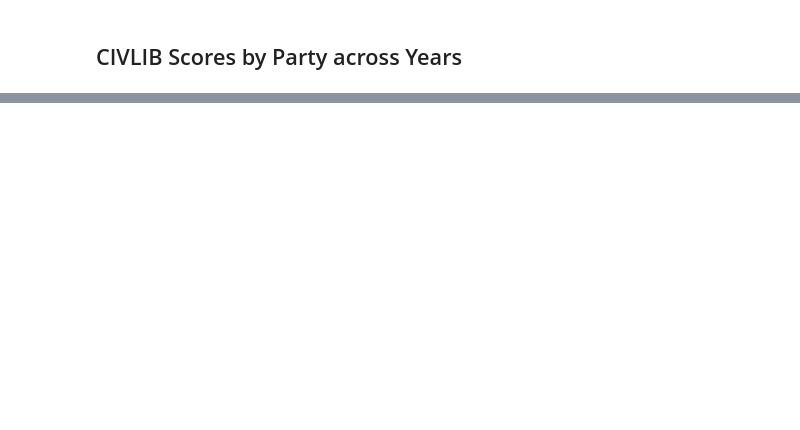
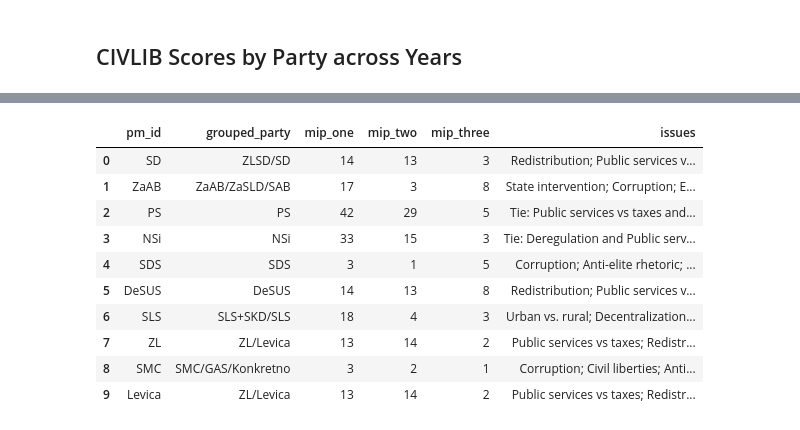
Before and after one commit to katjameden/ParlaMint_Sentiment, a Jupyter notebook: Aggregation/Notebooks/Sentiment_Analysis/CHES_Analysis.ipynb, the cells around one changed output, grey strips where cells are left out. Cells and saved outputs as stored; diff of their text form; code cells hidden in the pictures; blank space fills up the shorter version.

```diff
--- a/Aggregation/Notebooks/Sentiment_Analysis/CHES_Analysis.ipynb
+++ b/Aggregation/Notebooks/Sentiment_Analysis/CHES_Analysis.ipynb
@@ -141,0 +397,7 @@ fig.update_layout(
+# %%
+mips = ['pm_id', 'grouped_party', 'mip_one', 'mip_two', 'mip_three']
+mip = df[mips]
+mip = mip.dropna(subset=['mip_one', 'mip_two', 'mip_three']).reset_index()
+mip = mip.drop(columns='index')
+mip[['mip_one', 'mip_two', 'mip_three']] = mip[['mip_one', 'mip_two', 'mip_three']].astype(int)
+mip
@@ -141,0 +416,46 @@ fig.update_layout(
+# %%
+mip_mapping = {
+    1: "Anti-elite rhetoric",
+    2: 'Civil liberties',
+    3: "Corruption",
+    4 :'Decentralization',
+    5: "Deregulation",
+    6: 'Environment',
+    7: "Ethnic minorities",
+    8: 'EU integration',
+    9: "Immigration",
+    10: 'International security',
+    11: "Multiculturalism",
+    12: 'Nationalism',
+    13: 'Public services vs taxes',
+    14: 'Redistribution',
+    15: 'Religious principles',
+    16: 'Social lifestyle',
+    17: 'State intervention',
+    18: 'Urban vs. rural',
+    29: 'Tie: Corruption and Social lifestyle',
+    33: 'Tie: Deregulation and Public services vs taxes',
+    42: 'Tie: Public services vs taxes and State intervention'
+}
+# %%
+mip["issues"] = mip.apply(lambda row: "; ".join(
+    filter(None, [
+        mip_mapping.get(row["mip_one"], ""),
+        mip_mapping.get(row["mip_two"], ""),
+        mip_mapping.get(row["mip_three"], "")
+    ])
+), axis=1)
+
+mip
+# %% [output]
+|  | pm_id | grouped_party | mip_one | mip_two | mip_three | issues |
+| 0 | SD | ZLSD/SD | 14 | 13 | 3 | Redistribution; Public services v... |
+| 1 | ZaAB | ZaAB/ZaSLD/SAB | 17 | 3 | 8 | State intervention; Corruption; E... |
+| 2 | PS | PS | 42 | 29 | 5 | Tie: Public services vs taxes and... |
+| 3 | NSi | NSi | 33 | 15 | 3 | Tie: Deregulation and Public serv... |
+| 4 | SDS | SDS | 3 | 1 | 5 | Corruption; Anti-elite rhetoric; ... |
+| 5 | DeSUS | DeSUS | 14 | 13 | 8 | Redistribution; Public services v... |
+| 6 | SLS | SLS+SKD/SLS | 18 | 4 | 3 | Urban vs. rural; Decentralization... |
+| 7 | ZL | ZL/Levica | 13 | 14 | 2 | Public services vs taxes; Redistr... |
+| 8 | SMC | SMC/GAS/Konkretno | 3 | 2 | 1 | Corruption; Civil liberties; Anti... |
+| 9 | Levica | ZL/Levica | 13 | 14 | 2 | Public services vs taxes; Redistr... |
```
Also changed, not shown: parts of 29 cells of this notebook, 11 other files.
